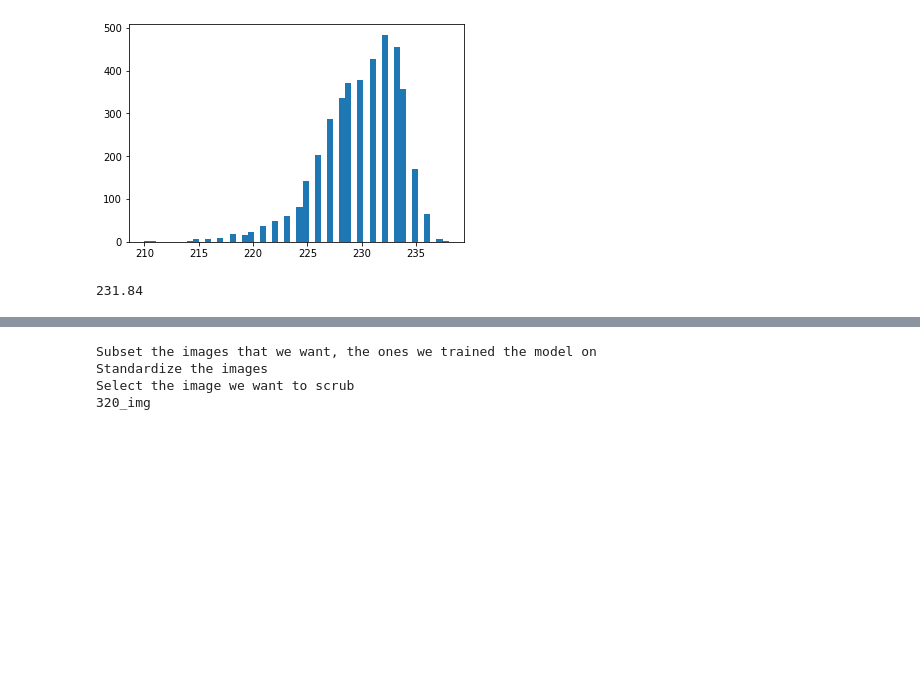
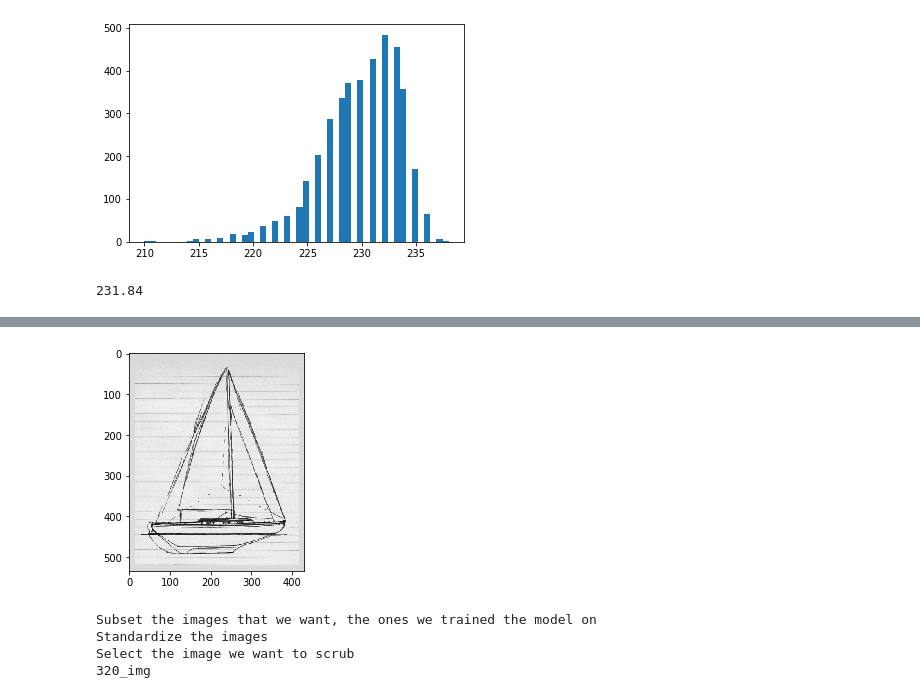
Before and after one commit to reiffd7/line_remover_, a Jupyter notebook: notebooks/CNN_demo.ipynb, the cells around one changed output, grey strips where cells are left out. Drawn from its saved outputs; the diff is of its cells as text; code cells hidden in the pictures; blank space fills up the shorter version.

```diff
--- a/notebooks/CNN_demo.ipynb
+++ b/notebooks/CNN_demo.ipynb
@@ -83,6 +85,11 @@ generator.pad(15, whitespace)
 # %%
 gray = generator.gray_padded_image
 binar = generator.bin_padded_image
+# %%
+plt.imshow(gray, cmap='gray')
+plt.imsave('../presentation_imgs/img_139.png', gray, cmap='gray')
+# %% [output]
+[figure, added]
 # %%
 plt.imsave('original_img.png', gray, cmap='gray')
 # %%
```
Also changed, not shown: parts of 3 cells of this notebook, 39 other files.
